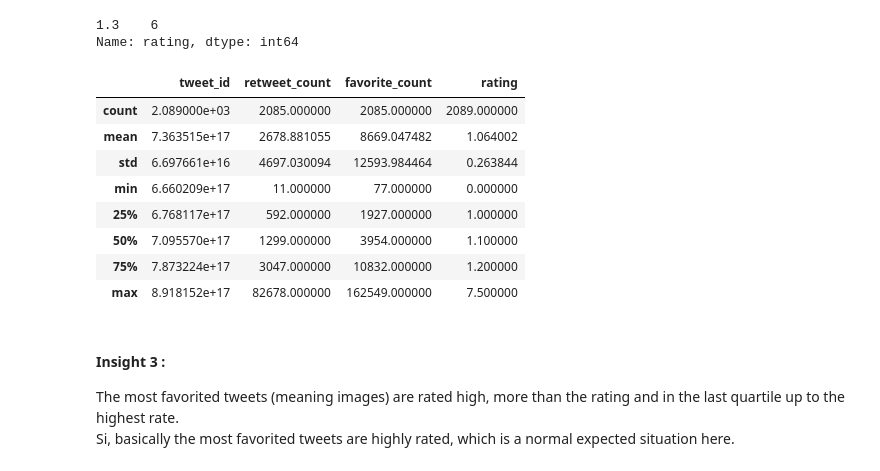
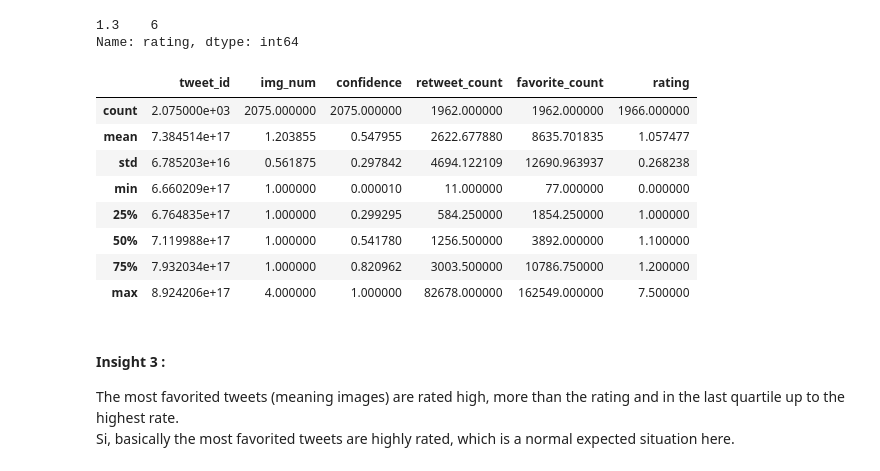
Before and after one commit to jlcossi/wrangle_and_analyze_data, a Jupyter notebook: wrangle_act.ipynb, the cells around one changed output. Drawn from its saved outputs; the diff is of its cells as text; code cells hidden in the pictures.

```diff
--- a/wrangle_act.ipynb
+++ b/wrangle_act.ipynb
@@ -1256,17 +1256,17 @@ df_most_favorited.rating.value_counts()
 Name: rating, dtype: int64
 # %%
 # How is this rating positionned all the others ?
-df_tweets.describe()
+df_master.describe()
 # %% [output]
-|  | tweet_id | retweet_count | favorite_count | rating |
-| count | 2.089000e+03 | 2085.000000 | 2085.000000 | 2089.000000 |
-| mean | 7.363515e+17 | 2678.881055 | 8669.047482 | 1.064002 |
-| std | 6.697661e+16 | 4697.030094 | 12593.984464 | 0.263844 |
-| min | 6.660209e+17 | 11.000000 | 77.000000 | 0.000000 |
-| 25% | 6.768117e+17 | 592.000000 | 1927.000000 | 1.000000 |
-| 50% | 7.095570e+17 | 1299.000000 | 3954.000000 | 1.100000 |
-| 75% | 7.873224e+17 | 3047.000000 | 10832.000000 | 1.200000 |
-| max | 8.918152e+17 | 82678.000000 | 162549.000000 | 7.500000 |
+|  | tweet_id | img_num | confidence | retweet_count | favorite_count | rating |
+| count | 2.075000e+03 | 2075.000000 | 2075.000000 | 1962.000000 | 1962.000000 | 1966.000000 |
+| mean | 7.384514e+17 | 1.203855 | 0.547955 | 2622.677880 | 8635.701835 | 1.057477 |
+| std | 6.785203e+16 | 0.561875 | 0.297842 | 4694.122109 | 12690.963937 | 0.268238 |
+| min | 6.660209e+17 | 1.000000 | 0.000010 | 11.000000 | 77.000000 | 0.000000 |
+| 25% | 6.764835e+17 | 1.000000 | 0.299295 | 584.250000 | 1854.250000 | 1.000000 |
+| 50% | 7.119988e+17 | 1.000000 | 0.541780 | 1256.500000 | 3892.000000 | 1.100000 |
+| 75% | 7.932034e+17 | 1.000000 | 0.820962 | 3003.500000 | 10786.750000 | 1.200000 |
+| max | 8.924206e+17 | 4.000000 | 1.000000 | 82678.000000 | 162549.000000 | 7.500000 |
 # %% [markdown]
 #### Insight 3 :
 The most favorited tweets (meaning images) are rated high, more than the rating and in the last quartile up to the highest rate.
```
Also changed, not shown: parts of 11 cells of this notebook.
